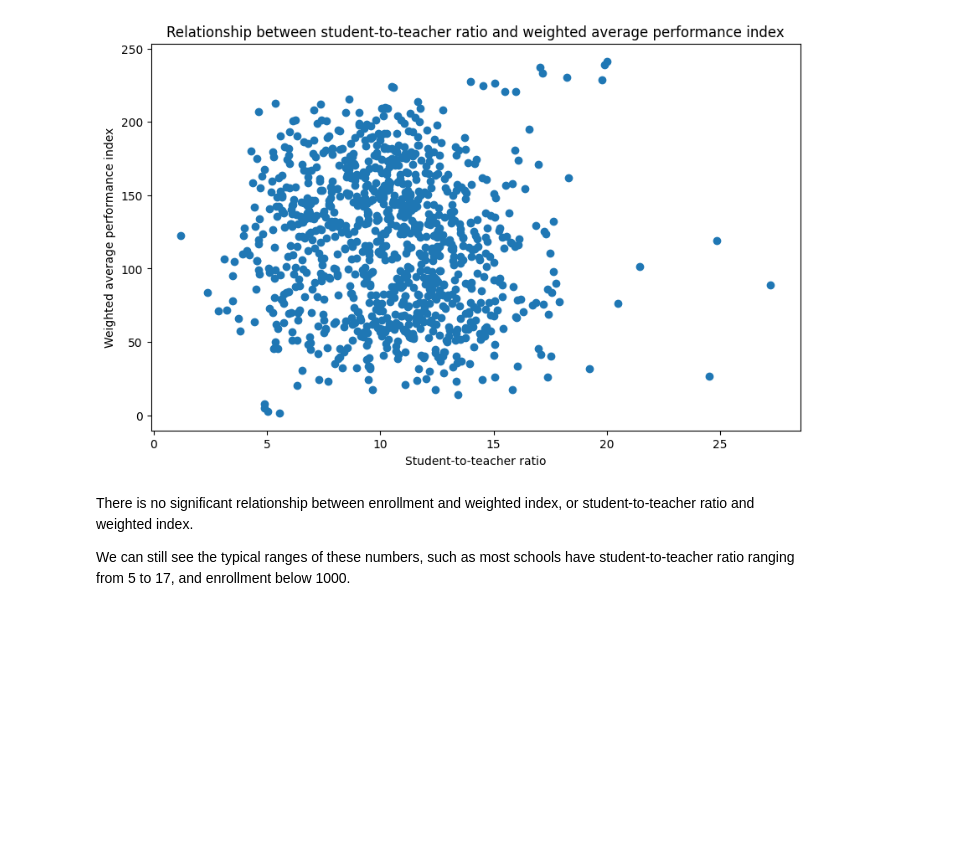
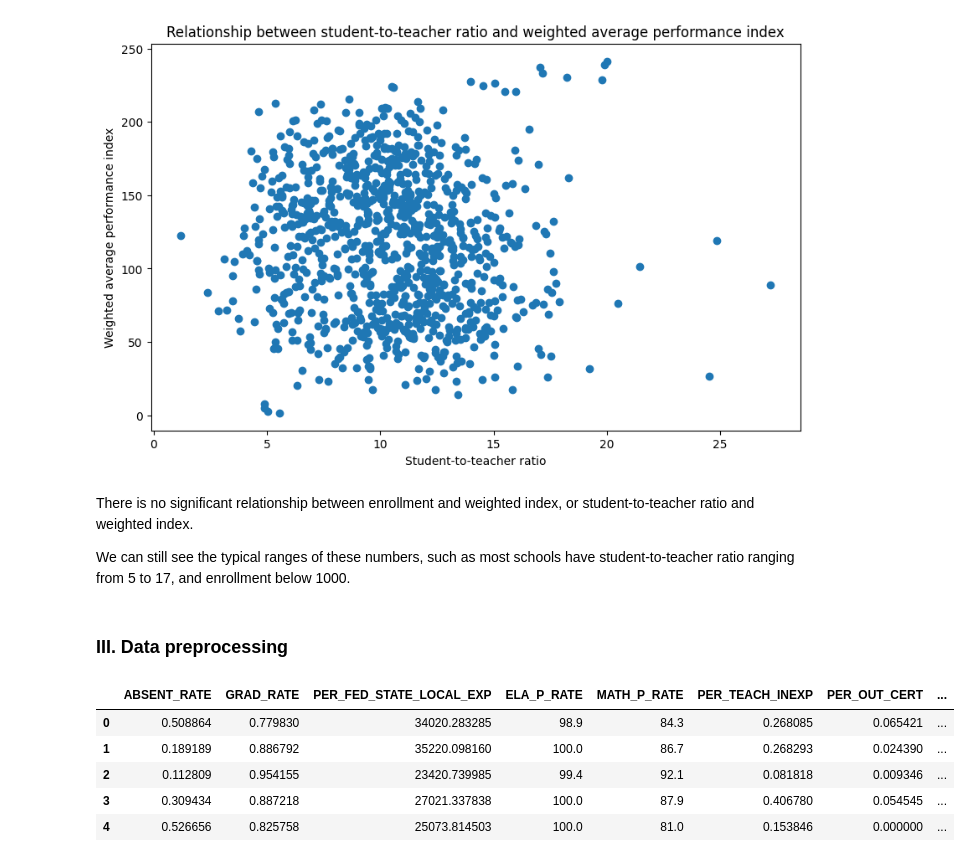
Before and after one commit to thaianle/nysed-2024, a Jupyter notebook: nysed_modeling.ipynb, the cells around one changed output. Saved outputs shown, nothing was run; the diff lists cells and outputs as text; code cells hidden in the pictures; blank space fills up the shorter version.

```diff
--- a/nysed_modeling.ipynb
+++ b/nysed_modeling.ipynb
@@ -433,3 +433,16 @@ Text(0, 0.5, 'Weighted average performance index')
 There is no significant relationship between enrollment and weighted index, or student-to-teacher ratio and weighted index.
 
 We can still see the typical ranges of these numbers, such as most schools have student-to-teacher ratio ranging from 5 to 17, and enrollment below 1000.
+# %% [markdown]
+### III. Data preprocessing
+# %%
+nysed_2024_features_df = nysed_2024[['ABSENT_RATE', 'GRAD_RATE', 'PER_FED_STATE_LOCAL_EXP', 'ELA_P_RATE', 'MATH_P_RATE',
+                                     'PER_TEACH_INEXP', 'PER_OUT_CERT', 'STUDENT_TO_TEACHER']]
+nysed_2024_features_df.head()
+# %% [output]
+|  | ABSENT_RATE | GRAD_RATE | PER_FED_STATE_LOCAL_EXP | ELA_P_RATE | MATH_P_RATE | PER_TEACH_INEXP | PER_OUT_CERT | ... |
+| 0 | 0.508864 | 0.779830 | 34020.283285 | 98.9 | 84.3 | 0.268085 | 0.065421 | ... |
+| 1 | 0.189189 | 0.886792 | 35220.098160 | 100.0 | 86.7 | 0.268293 | 0.024390 | ... |
+| 2 | 0.112809 | 0.954155 | 23420.739985 | 99.4 | 92.1 | 0.081818 | 0.009346 | ... |
+| 3 | 0.309434 | 0.887218 | 27021.337838 | 100.0 | 87.9 | 0.406780 | 0.054545 | ... |
+| 4 | 0.526656 | 0.825758 | 25073.814503 | 100.0 | 81.0 | 0.153846 | 0.000000 | ... |
```
Also changed, not shown: parts of 11 cells of this notebook.
